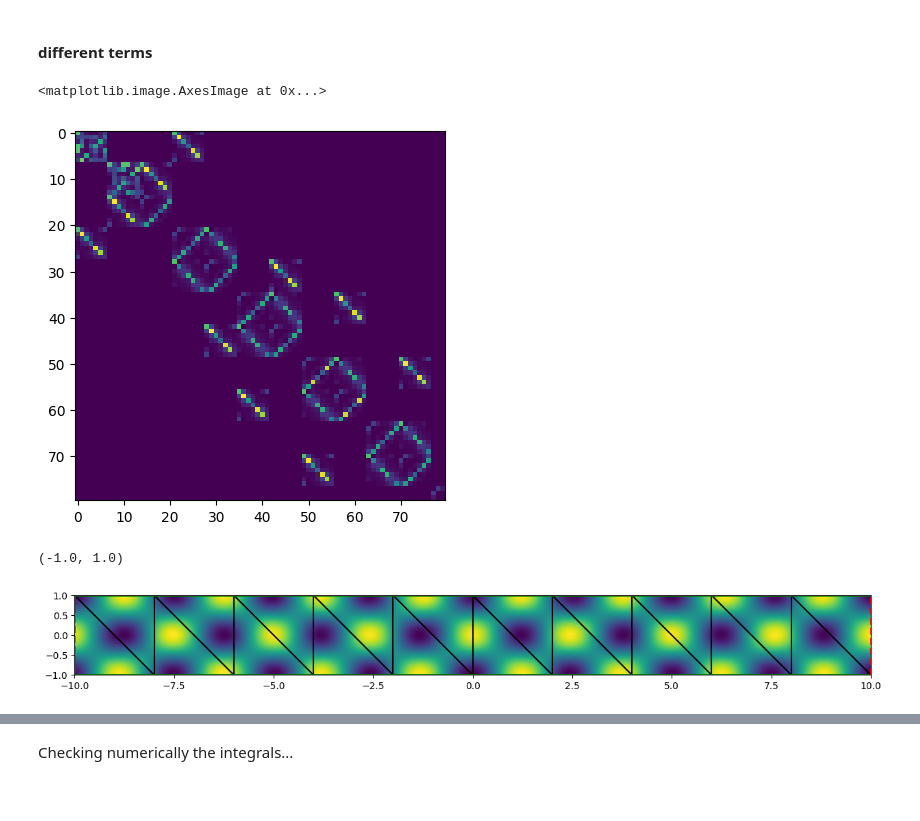
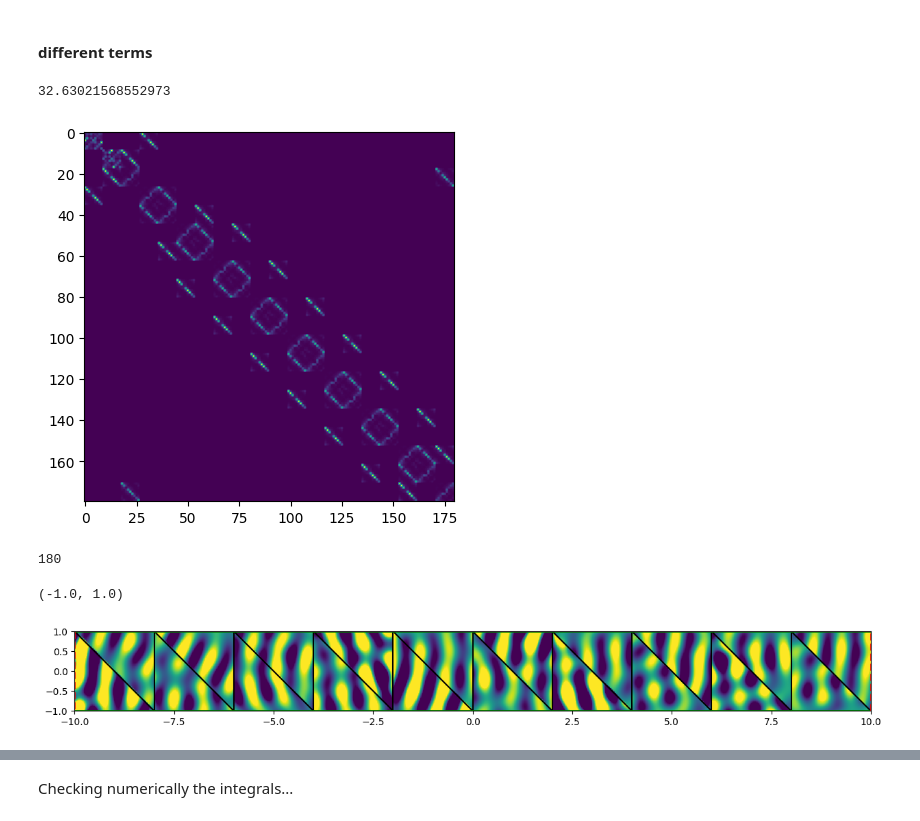
Before and after one commit to MPenaR/UWVFTrefftz, a Jupyter notebook: src/test_trefft.ipynb, the cells around one changed output, grey strips where cells are left out. Cells and saved outputs as stored; diff of their text form; code cells hidden in the pictures.

```diff
--- a/src/test_trefft.ipynb
+++ b/src/test_trefft.ipynb
@@ -378,6 +369,7 @@ class TrefftzSpace:
 
         #self.kappa = np.array( [ kappa[e.mat] for e in Omega.Elements()])
         th0 = 0.
+        th0 = 0.2
         #th0 = np.pi/6
 
         if hasattr(DOF_per_element, '__iter__'):
@@ -449,8 +441,8 @@ TestFunction = namedtuple("TestFunction", ["k", "d"])
 #V = TrefftzSpace(Omega, np.tile([5,5], Omega.ne//2),{"Omega_i" : 5. , "Omega_e" : 4.})
 
 
-Nth = 7
-V = TrefftzSpace(Omega, Nth, {"Omega_i" : 4. , "Omega_e" : 4.})
+Nth = 9
+V = TrefftzSpace(Omega, Nth, {"Omega_i" : 4. , "Omega_e" : 9.})
 # %%
 # class TrefftzFun:
 #     def __init__( self, Omega : Mesh, Np : list[int], kappa : list[float]):
@@ -618,6 +608,8 @@ N_DOF = V.N_DOF
 A = np.zeros((N_DOF,N_DOF), dtype=np.complex128)
 b = np.zeros((N_DOF), dtype=np.complex128)
 
+
+Np = 30
 
 Phi = V.TrialFunctions
 Psi = V.TestFunctions # currently the same spaces
@@ -664,7 +656,7 @@ for (s,E) in enumerate(Edges):
                 psi = Psi[m]
                 for n in V.DOF_range[K]:
                     phi = Phi[n]
-                    A[m,n] += Sigma_term(phi, psi, E)
+                    A[m,n] += Sigma_term(phi, psi, E, Np=Np)
 
         case EdgeType.SIGMA_R:
             K = E.Triangles[0]
@@ -672,7 +664,7 @@ for (s,E) in enumerate(Edges):
                 psi = Psi[m]
                 for n in V.DOF_range[K]:
                     phi = Phi[n]
-                    A[m,n] += Sigma_term(phi, psi, E)
+                    A[m,n] += Sigma_term(phi, psi, E, Np=Np)
 
 for E in Edges:
     match E.Type:
@@ -680,17 +672,23 @@ for E in Edges:
             K = E.Triangles[0]
             for m in V.DOF_range[K]:
                 psi = Psi[m]
-                b[m] += exact_RHS(psi, E, Np=15, s=1)
+                b[m] += exact_RHS(psi, E, Np=Np, s=0)
         case EdgeType.SIGMA_R:
             pass
 # %%
-plt.imshow(np.abs(A[:80,:80]))
-#print(np.linalg.cond(A))
+plt.imshow(np.abs(A))
+#plt.spy(A[:80,:80])
+
+print(np.linalg.cond(A))
 # %% [output]
-<matplotlib.image.AxesImage at 0x...>
+32.63021568552973
-[figure, old version]
+[figure, new version]
 # %%
 DOFs = np.linalg.solve(A,b)
+# %%
+len(DOFs)
+# %% [output]
+180
 # %%
 f = TrefftzFunction(V,DOFs)
 # %%
@@ -703,11 +701,11 @@ X, Y = np.meshgrid(x,y)
 Z =  np.reshape([ f(x_, y_) for x_, y_ in zip( X.ravel(), Y.ravel()) ], [Ny,Nx])
 # %%
 _, ax = plt.subplots( figsize=(15,3))
-ax.imshow(np.real(Z), origin="lower", extent=[-R,R,-H,H])
+ax.imshow(np.real(Z), origin="lower", extent=[-R,R,-H,H],vmax=sqrt(2)/2,vmin=-sqrt(2)/2)
 plot_mesh(Omega, ax)
 ax.axis('square')
 ax.set_xlim([-R,R])
 ax.set_ylim([-H,H])
 # %% [output]
 (-1.0, 1.0)
-[figure, old version]
+[figure, new version]
```
Also changed, not shown: parts of 7 cells of this notebook, 18 other files.
